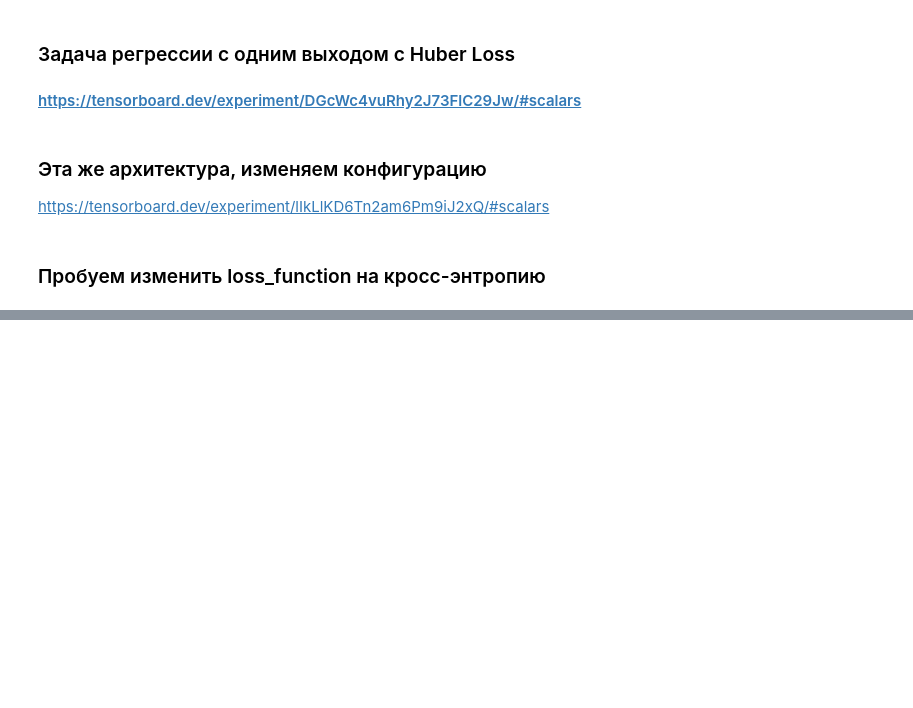
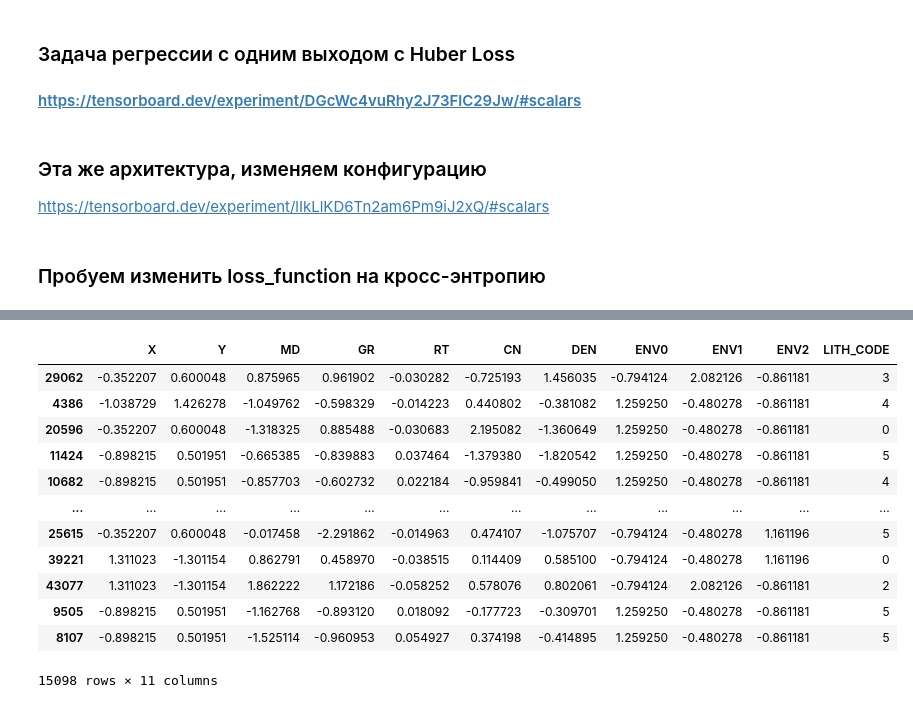
Before and after one commit to AAYamoldin/TrainingPrograms, a Jupyter notebook: Python/ITMO_Applied _AI_Challenge_Oil_and_Gas_Industry_Case_hackathon/solution/solution.ipynb, the cells around one changed output, grey strips where cells are left out. Drawn from its saved outputs; the diff is of its cells as text; code cells hidden in the pictures; blank space fills up the shorter version.

```diff
--- a/Python/ITMO_Applied _AI_Challenge_Oil_and_Gas_Industry_Case_hackathon/solution/solution.ipynb
+++ b/Python/ITMO_Applied _AI_Challenge_Oil_and_Gas_Industry_Case_hackathon/solution/solution.ipynb
@@ -775,0 +810,17 @@ for batch in tqdm(range(3000)):
+# %%
+test['LITH_CODE'].replace(class2idx, inplace=True)
+test
+# %% [output]
+|  | X | Y | MD | GR | RT | CN | DEN | ENV0 | ENV1 | ENV2 | LITH_CODE |
+| 29062 | -0.352207 | 0.600048 | 0.875965 | 0.961902 | -0.030282 | -0.725193 | 1.456035 | -0.794124 | 2.082126 | -0.861181 | 3 |
+| 4386 | -1.038729 | 1.426278 | -1.049762 | -0.598329 | -0.014223 | 0.440802 | -0.381082 | 1.259250 | -0.480278 | -0.861181 | 4 |
+| 20596 | -0.352207 | 0.600048 | -1.318325 | 0.885488 | -0.030683 | 2.195082 | -1.360649 | 1.259250 | -0.480278 | -0.861181 | 0 |
+| 11424 | -0.898215 | 0.501951 | -0.665385 | -0.839883 | 0.037464 | -1.379380 | -1.820542 | 1.259250 | -0.480278 | -0.861181 | 5 |
+| 10682 | -0.898215 | 0.501951 | -0.857703 | -0.602732 | 0.022184 | -0.959841 | -0.499050 | 1.259250 | -0.480278 | -0.861181 | 4 |
+| ... | ... | ... | ... | ... | ... | ... | ... | ... | ... | ... | ... |
+| 25615 | -0.352207 | 0.600048 | -0.017458 | -2.291862 | -0.014963 | 0.474107 | -1.075707 | -0.794124 | -0.480278 | 1.161196 | 5 |
+| 39221 | 1.311023 | -1.301154 | 0.862791 | 0.458970 | -0.038515 | 0.114409 | 0.585100 | -0.794124 | -0.480278 | 1.161196 | 0 |
+| 43077 | 1.311023 | -1.301154 | 1.862222 | 1.172186 | -0.058252 | 0.578076 | 0.802061 | -0.794124 | 2.082126 | -0.861181 | 2 |
+| 9505 | -0.898215 | 0.501951 | -1.162768 | -0.893120 | 0.018092 | -0.177723 | -0.309701 | 1.259250 | -0.480278 | -0.861181 | 5 |
+| 8107 | -0.898215 | 0.501951 | -1.525114 | -0.960953 | 0.054927 | 0.374198 | -0.414895 | 1.259250 | -0.480278 | -0.861181 | 5 |
+15098 rows × 11 columns
```
Also changed, not shown: parts of 12 cells of this notebook, 11 other files.
